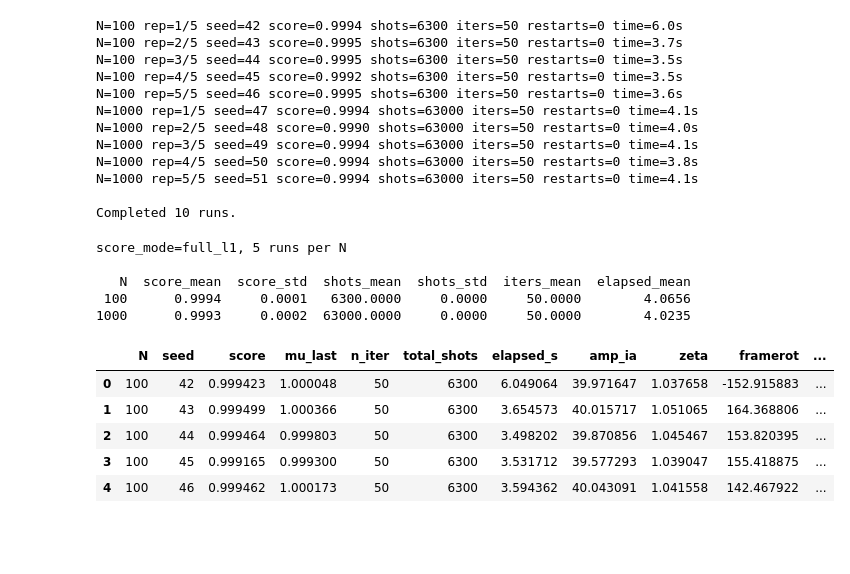
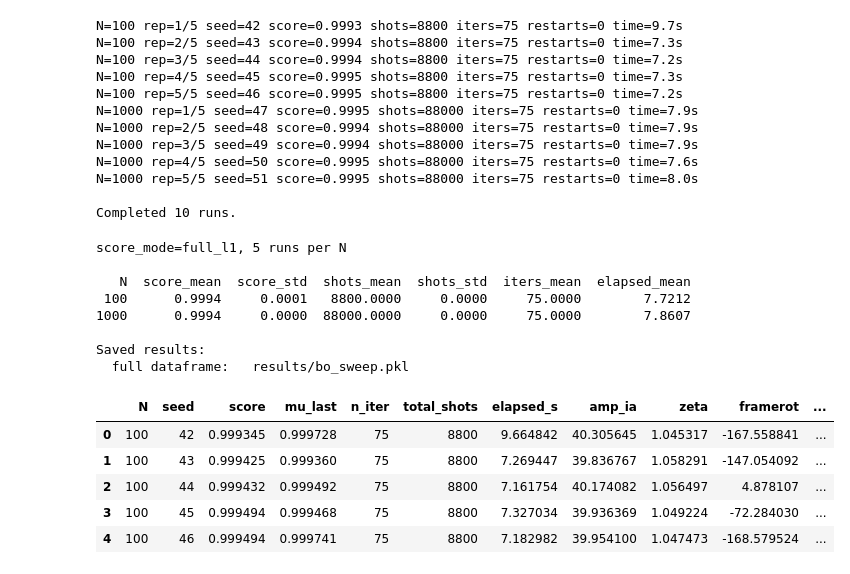
Before and after one commit to PatGCaspuenas/QuantumFidelityOptimization, a Jupyter notebook: SANDIA_code1_modified.ipynb, the cells around one changed output. Drawn from its saved outputs; the diff is of its cells as text; code cells hidden in the pictures; blank space fills up the shorter version.

```diff
--- a/SANDIA_code1_modified.ipynb
+++ b/SANDIA_code1_modified.ipynb
@@ -44,6 +44,8 @@ loop num_gates{
 AMP_IA_MIN,   AMP_IA_MAX   = 0.0,   100.0
 ZETA_MIN,     ZETA_MAX     = 0.5,     1.5
 FRAMEROT_MIN, FRAMEROT_MAX = -180.0, 180.0
+SIDEBAND_OFFSET_MIN, SIDEBAND_OFFSET_MAX = -5000, 5000
+CARRIER_OFFSET_MIN, CARRIER_OFFSET_MAX = -5000, 5000
 
 # Gate parameters
 NUM_GATES    = 2
@@ -67,6 +69,9 @@ def jaqal_objective(u, N: int):
     amp_ia   = AMP_IA_MIN   + (u[0] + 1.0) / 2.0 * (AMP_IA_MAX   - AMP_IA_MIN) #Typically a max of 100, since the amplitude and zeta are intertwined (and diff per qubit), we'll need to think more about how to properly bound this
     zeta     = ZETA_MIN     + (u[1] + 1.0) / 2.0 * (ZETA_MAX     - ZETA_MIN) #blue/red ratio, usually around 1.05
     framerot = FRAMEROT_MIN + (u[2] + 1.0) / 2.0 * (FRAMEROT_MAX - FRAMEROT_MIN) #light shift correction, -180 to 180 degrees
+    sideband_offset = SIDEBAND_OFFSET_MIN + (u[3] + 1.0) / 2.0 * (SIDEBAND_OFFSET_MAX - SIDEBAND_OFFSET_MIN)
+    carrier_offset = CARRIER_OFFSET_MIN + (u[4] + 1.0) / 2.0 * (CARRIER_OFFSET_MAX - CARRIER_OFFSET_MIN)
+
 
     #Here we're defining a simple error model based on Jaqal's SNLToy1
     delta_theta = (amp_ia*(np.pi/80) - np.pi/2) / 10 #SNLToy1 is silly, it multiples the rotation error by a factor of 10 for all two qubit gates, same for depolarization and phase error
@@ -98,7 +103,9 @@ def jaqal_objective(u, N: int):
         #Define the override dictionary to change parameters in the jaqal file AND the pulse definitions "pd."
         overrides={'pd.amp_ia': amp_ia,
                    'pd.zeta': zeta,
-                   'pd.framerot': framerot,
+                   #'pd.framerot': framerot,
+                   'pd.sideband_offset': sideband_offset,
+                   'pd.carrier_offset': carrier_offset,
                    'ms_angle': MS_ANGLE,
                    'num_gates': NUM_GATES,
                    '__repeats__': N}
@@ -141,12 +146,15 @@ Julia BO loaded.
 # %%
 # --- Experiment sweep ---
+from pickle import FALSE
+
+
 N_LIST = [100, 1000]   # shots per evaluation (matches __repeats__ in Jaqal)
 EXPERIMENTS_PER_N = 5              # independent BO runs per N (distinct seeds)
 SCORE_MODE = "full_l1"              # "full_l1" or "p11"
 
 # --- BO tunables ---
 N_INIT = 12                         # random initial evaluations before GP is fitted
-N_ITER = 50                         # max BO iterations after initialisation
+N_ITER = 75                         # max BO iterations after initialisation
 KAPPA = 1.96                        # UCB exploration weight (κ)
 HYPER_EVERY = 10                    # re-optimise GP hyperparameters every N iterations
 N_RESTARTS = 5                      # random restarts for hyperparameter optimisation
@@ -156,7 +164,7 @@ JITTER = 1e-8                       # GP Cholesky jitter (not α — this optimi
 BASE_SEED = 42
 
 # --- Restart on GP-LCB stagnation (ported from QFO trace logic) ---
-RESTART_ON_STAGNATION = True
+RESTART_ON_STAGNATION = False
 RESTART_FAILURE_WINDOW = 14         # consecutive stagnant iterations before restart
 RESTART_MIN_ACTIVE_ITER = 20        # minimum iterations since last restart
 RESTART_MIN_DELTA = 0.02            # required LCB improvement to reset failure counter
@@ -272,47 +280,64 @@ for n_shots in N_LIST:
 
 print(f"\nCompleted {len(all_runs)} runs.")
 # %% [output]
-N=100 rep=1/5 seed=42 score=0.9994 shots=6300 iters=50 restarts=0 time=6.0s
-N=100 rep=2/5 seed=43 score=0.9995 shots=6300 iters=50 restarts=0 time=3.7s
-N=100 rep=3/5 seed=44 score=0.9995 shots=6300 iters=50 restarts=0 time=3.5s
-N=100 rep=4/5 seed=45 score=0.9992 shots=6300 iters=50 restarts=0 time=3.5s
-N=100 rep=5/5 seed=46 score=0.9995 shots=6300 iters=50 restarts=0 time=3.6s
-N=1000 rep=1/5 seed=47 score=0.9994 shots=63000 iters=50 restarts=0 time=4.1s
-N=1000 rep=2/5 seed=48 score=0.9990 shots=63000 iters=50 restarts=0 time=4.0s
-N=1000 rep=3/5 seed=49 score=0.9994 shots=63000 iters=50 restarts=0 time=4.1s
-N=1000 rep=4/5 seed=50 score=0.9994 shots=63000 iters=50 restarts=0 time=3.8s
-N=1000 rep=5/5 seed=51 score=0.9994 shots=63000 iters=50 restarts=0 time=4.1s
+N=100 rep=1/5 seed=42 score=0.9993 shots=8800 iters=75 restarts=0 time=9.7s
+N=100 rep=2/5 seed=43 score=0.9994 shots=8800 iters=75 restarts=0 time=7.3s
+N=100 rep=3/5 seed=44 score=0.9994 shots=8800 iters=75 restarts=0 time=7.2s
+N=100 rep=4/5 seed=45 score=0.9995 shots=8800 iters=75 restarts=0 time=7.3s
+N=100 rep=5/5 seed=46 score=0.9995 shots=8800 iters=75 restarts=0 time=7.2s
+N=1000 rep=1/5 seed=47 score=0.9995 shots=88000 iters=75 restarts=0 time=7.9s
+N=1000 rep=2/5 seed=48 score=0.9994 shots=88000 iters=75 restarts=0 time=7.9s
+N=1000 rep=3/5 seed=49 score=0.9994 shots=88000 iters=75 restarts=0 time=7.9s
+N=1000 rep=4/5 seed=50 score=0.9995 shots=88000 iters=75 restarts=0 time=7.6s
+N=1000 rep=5/5 seed=51 score=0.9995 shots=88000 iters=75 restarts=0 time=8.0s
 
 Completed 10 runs.
 # %%
 # Aggregate results across N and repeats
+from datetime import datetime
+from pathlib import Path
 import pandas as pd
 
 df = pd.DataFrame(all_runs)
 summary = df.groupby("N").agg(
     score_mean=("score", "mean"),
     score_std=("score", "std"),
     shots_mean=("total_shots", "mean"),
     shots_std=("total_shots", "std"),
     iters_mean=("n_iter", "mean"),
     elapsed_mean=("elapsed_s", "mean"),
 ).reset_index()
 
+# Persist the full dataframe for future analysis, including array-valued columns like X_opt.
+results_dir = Path("results")
+results_dir.mkdir(exist_ok=True)
+run_prefix = f"bo_sweep"
+
+full_df_path = results_dir / f"{run_prefix}.pkl"
+
+
+df.to_pickle(full_df_path)
+
 print(f"score_mode={SCORE_MODE}, {EXPERIMENTS_PER_N} runs per N\n")
 print(summary.to_string(index=False, float_format=lambda x: f"{x:.4f}"))
+print("\nSaved results:")
+print(f"  full dataframe:   {full_df_path}")
 df.head()
 # %% [output]
 score_mode=full_l1, 5 runs per N
 
    N  score_mean  score_std  shots_mean  shots_std  iters_mean  elapsed_mean
- 100      0.9994     0.0001   6300.0000     0.0000     50.0000        4.0656
-1000      0.9993     0.0002  63000.0000     0.0000     50.0000        4.0235
+ 100      0.9994     0.0001   8800.0000     0.0000     75.0000        7.7212
+1000      0.9994     0.0000  88000.0000     0.0000     75.0000        7.8607
+
+Saved results:
+  full dataframe:   results/bo_sweep.pkl
 |  | N | seed | score | mu_last | n_iter | total_shots | elapsed_s | amp_ia | zeta | framerot | ... |
-| 0 | 100 | 42 | 0.999423 | 1.000048 | 50 | 6300 | 6.049064 | 39.971647 | 1.037658 | -152.915883 | ... |
-| 1 | 100 | 43 | 0.999499 | 1.000366 | 50 | 6300 | 3.654573 | 40.015717 | 1.051065 | 164.368806 | ... |
-| 2 | 100 | 44 | 0.999464 | 0.999803 | 50 | 6300 | 3.498202 | 39.870856 | 1.045467 | 153.820395 | ... |
-| 3 | 100 | 45 | 0.999165 | 0.999300 | 50 | 6300 | 3.531712 | 39.577293 | 1.039047 | 155.418875 | ... |
-| 4 | 100 | 46 | 0.999462 | 1.000173 | 50 | 6300 | 3.594362 | 40.043091 | 1.041558 | 142.467922 | ... |
+| 0 | 100 | 42 | 0.999345 | 0.999728 | 75 | 8800 | 9.664842 | 40.305645 | 1.045317 | -167.558841 | ... |
+| 1 | 100 | 43 | 0.999425 | 0.999360 | 75 | 8800 | 7.269447 | 39.836767 | 1.058291 | -147.054092 | ... |
+| 2 | 100 | 44 | 0.999432 | 0.999492 | 75 | 8800 | 7.161754 | 40.174082 | 1.056497 | 4.878107 | ... |
+| 3 | 100 | 45 | 0.999494 | 0.999468 | 75 | 8800 | 7.327034 | 39.936369 | 1.049224 | -72.284030 | ... |
+| 4 | 100 | 46 | 0.999494 | 0.999741 | 75 | 8800 | 7.182982 | 39.954100 | 1.047473 | -168.579524 | ... |
 # %%
 # Recommended-path plotting helpers
 TARGET_INDEX = 3            # |11> population (native target), order is 00,01,10,11
```
Also changed, not shown: parts of 3 cells of this notebook.
